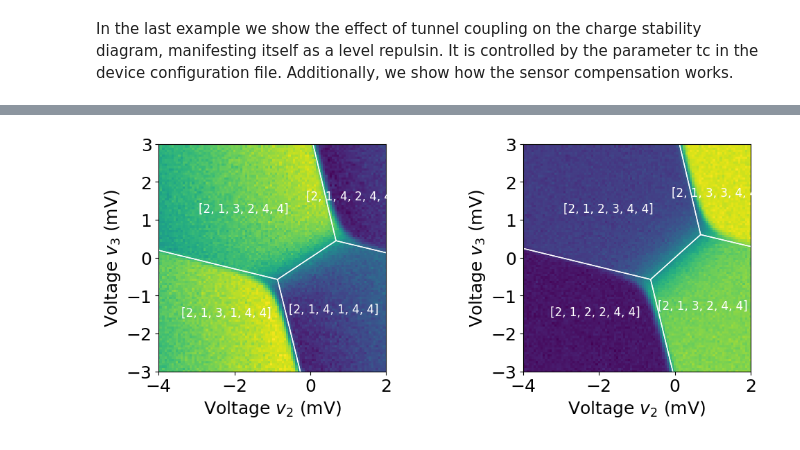
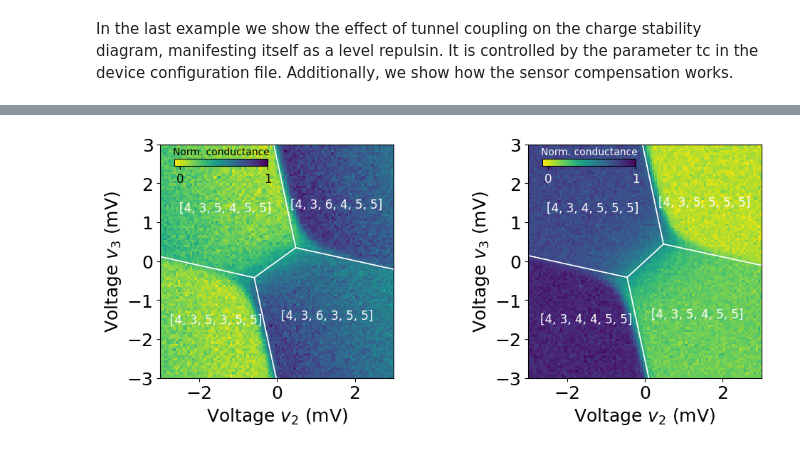
Before and after one commit to condensedAI/QDarts, a Jupyter notebook: examples/figures_scipost.ipynb, the cells around one changed output, grey strips where cells are left out. Cells and saved outputs as stored; diff of their text form; code cells hidden in the pictures.

```diff
--- a/examples/figures_scipost.ipynb
+++ b/examples/figures_scipost.ipynb
@@ -156,15 +154,23 @@ left_dot_factor = 2.5 #factor to make the intensities of both sensor equal (simi
 sum_sensor_gradient = left_dot_factor*np.abs(np.gradient(sensor_signalexp[:,:,0],axis=0)
                                   ) + np.abs(np.gradient(sensor_signalexp[:,:,1],axis=1))  #sum of gradients
 
-ax.pcolormesh(1e3*xexp,1e3*yexp,sum_sensor_gradient/np.max(sum_sensor_gradient),
+pc = ax.pcolormesh(1e3*xexp,1e3*yexp,sum_sensor_gradient/np.max(sum_sensor_gradient),
                                             cmap="viridis_r",vmin=-0.05, vmax=0.8) #plot the sum of gradients
 ax.set_aspect('equal', 'box')
 
 #plot polytopes. NOTE: only_labels=True -> plot only the labels of the polytopes, skip_dots=[4,5] -> skip the sensor indices
-plot_polytopes(ax, polytopesexp, axes_rescale=1e3, only_labels=True, fontsize=15, color="black", skip_dots = [4,5])
+plot_polytopes(ax, polytopesexp, axes_rescale=1e3, only_labels=True, fontsize=13, color="black", skip_dots = [4,5])
 
 #labels
 plt.xlabel(r'Detuning $\epsilon_{R}/\alpha$ (mV)')
 plt.ylabel(r'Detuning $\epsilon_{L}/\alpha$ (mV)')
+cbaxes = inset_axes(ax,  width="40%", height="3%", loc='lower right', borderpad=1)
+cb = plt.colorbar(pc,ticks = [0,0.8], cax=cbaxes,  orientation='horizontal')
+cb.ax.set_xticklabels(["0","1"])
+
+cb.ax.tick_params(labelsize=12)
+cb.ax.set_xlabel('Norm. gradient', fontsize=10)
+cb.ax.xaxis.set_label_position('top')
+
 plt.savefig("figures/fig1.png")
 # %% [output]
@@ -472,10 +490,10 @@ In the last example we show the effect of tunnel coupling on the charge stabilit
 %load_ext autoreload
 %autoreload 2
 xtc, ytc, CSD_data, polytopestc, sensor_signaltc, _ = experiment.generate_CSD(
-                                x_voltages = np.linspace(-0.004, 0.002, 100),
+                                x_voltages = np.linspace(-0.003, 0.003, 100),
                                 y_voltages = np.linspace(-0.003, 0.003, 100),
                                 plane_axes = [[0,0,1,0,0,0],[0,0,0,1,0,0]],
-                                target_state = [2,1,3,2,4,4],
+                                target_state = [4,3,5,4,5,5],
                                 target_transition = [0,0,1,-1,0,0],
                                 compute_polytopes = True,
                                 compensate_sensors = False,
@@ -489,10 +507,10 @@ v_offset found: [0.02796662 0.01679969 0.03875483 0.01674422 0.04986768 0.049644
 # %%
 # Plot with sensor compensation
 xtcC, ytcC, CSD_data, polytopestcC, sensor_signaltcC, _ = experiment.generate_CSD(
-                                x_voltages = np.linspace(-0.004, 0.002, 100),
+                                x_voltages = np.linspace(-0.003, 0.003, 100),
                                 y_voltages = np.linspace(-0.003, 0.003, 100),
                                 plane_axes = [[0,0,1,0,0,0],[0,0,0,1,0,0]],
-                                target_state = [2,1,3,2,4,4],
+                                target_state = [4,3,5,4,5,5],
                                 target_transition = [0,0,-1,1,0,0],
                                 compute_polytopes = True,
                                 compensate_sensors = True,
@@ -507,32 +524,47 @@ v_offset found: [0.02791077 0.01643804 0.02826617 0.02896927]
 # Create a figure
 fig = plt.figure(figsize=(10, 4))
 
 
 # Define the grid
 gs = gridspec.GridSpec(1, 2, width_ratios=[1.3, 1.3])
-plt.subplots_adjust(wspace=0.3, top = 0.98, bottom = 0.16, left = 0.06, right = 0.99)
+plt.subplots_adjust(wspace=0.25, top = 0.98, bottom = 0.16, left = 0.06, right = 0.99)
 
 #plot without sensor compensation
 ax0 = plt.subplot(gs[0])
 ax0.pcolormesh(1e3*xtc,1e3*ytc,sensor_signaltc[:,:,0])
 plot_polytopes(ax0, polytopestc, axes_rescale=1e3, fontsize = 12)
 ax0.set_xlim(xtc[0]*1e3,xtc[-1]*1e3)
 ax0.set_ylim(ytc[0]*1e3,ytc[-1]*1e3)
 ax0.set_xlabel('Voltage $v_2$ (mV)')
 ax0.set_ylabel('Voltage $v_3$ (mV)')
 ax0.set_aspect('equal')
 
+cbaxes = inset_axes(ax0,  width="40%", height="3%", loc='upper left', borderpad=0.8)
+cb = plt.colorbar(pc,ticks = [0,0.8], cax=cbaxes,  orientation='horizontal')
+cb.ax.tick_params(labelsize=12)
+cb.ax.set_xlabel('Norm. conductance', fontsize=10)
+cb.ax.xaxis.set_label_position('top')
+cb.ax.set_xticklabels(["0","1"])
+
+
 #plot with sensor compensation
 ax1 = plt.subplot(gs[1])
 ax1.pcolormesh(1e3*xtcC,1e3*ytcC,sensor_signaltcC[:,:,0])
 plot_polytopes(ax1, polytopestcC, axes_rescale=1e3, fontsize = 12)
 ax1.set_xlim(xtcC[0]*1e3,xtcC[-1]*1e3)
 ax1.set_ylim(ytcC[0]*1e3,ytcC[-1]*1e3)
 ax1.set_xlabel('Voltage $v_2$ (mV)')
 ax1.set_ylabel('Voltage $v_3$ (mV)')
 ax1.set_aspect('equal')
 
+cbaxes = inset_axes(ax1,  width="40%", height="3%", loc='upper left', borderpad=0.8)
+cb = plt.colorbar(pc,ticks = [0,0.8], cax=cbaxes,  orientation='horizontal')
+cb.ax.tick_params(labelsize=12)
+cb.ax.set_xlabel('Norm. conductance', fontsize=10, color = "w")
+cb.ax.xaxis.set_label_position('top')
+cb.ax.set_xticklabels(["0","1"], color="w")
+
 
 plt.savefig("figures/fig8.png")
 # %% [output]
-[figure, old version]
+[figure, new version]
```
Also changed, not shown: parts of 9 cells of this notebook, 9 other files.
